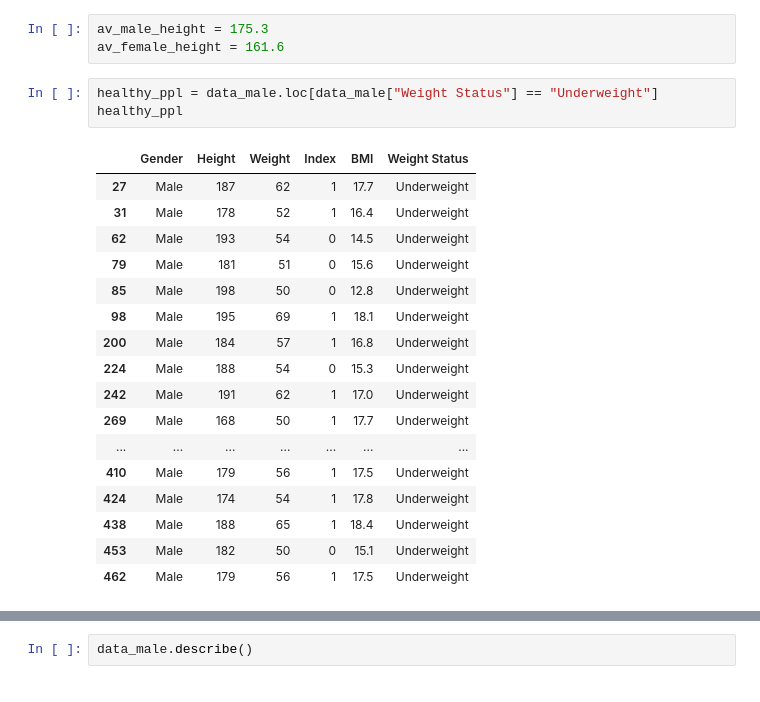
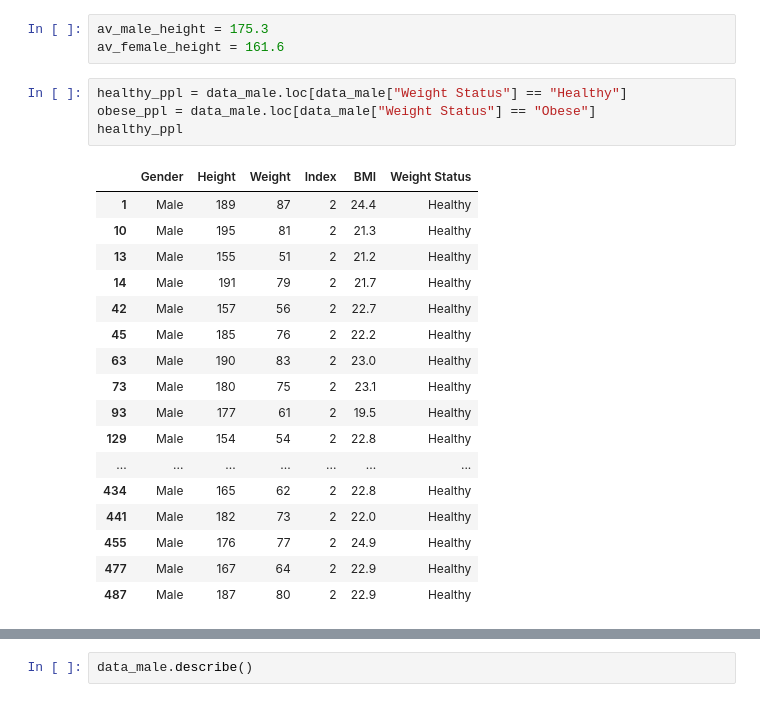
Before and after one commit to Forcystus91/Strive_challenge, a Jupyter notebook: strve_nutrition.ipynb, the cells around one changed output, grey strips where cells are left out. Saved outputs shown, nothing was run; the diff lists cells and outputs as text.

```diff
--- a/strve_nutrition.ipynb
+++ b/strve_nutrition.ipynb
@@ -177,23 +177,24 @@ plt.show()
 av_male_height = 175.3
 av_female_height = 161.6
 # %%
-healthy_ppl = data_male.loc[data_male["Weight Status"] == "Underweight"]
+healthy_ppl = data_male.loc[data_male["Weight Status"] == "Healthy"]
+obese_ppl = data_male.loc[data_male["Weight Status"] == "Obese"]
 healthy_ppl
 # %% [output]
 |  | Gender | Height | Weight | Index | BMI | Weight Status |
-| 27 | Male | 187 | 62 | 1 | 17.7 | Underweight |
-| 31 | Male | 178 | 52 | 1 | 16.4 | Underweight |
-| 62 | Male | 193 | 54 | 0 | 14.5 | Underweight |
-| 79 | Male | 181 | 51 | 0 | 15.6 | Underweight |
-| 85 | Male | 198 | 50 | 0 | 12.8 | Underweight |
-| 98 | Male | 195 | 69 | 1 | 18.1 | Underweight |
-| 200 | Male | 184 | 57 | 1 | 16.8 | Underweight |
-| 224 | Male | 188 | 54 | 0 | 15.3 | Underweight |
-| 242 | Male | 191 | 62 | 1 | 17.0 | Underweight |
-| 269 | Male | 168 | 50 | 1 | 17.7 | Underweight |
+| 1 | Male | 189 | 87 | 2 | 24.4 | Healthy |
+| 10 | Male | 195 | 81 | 2 | 21.3 | Healthy |
+| 13 | Male | 155 | 51 | 2 | 21.2 | Healthy |
+| 14 | Male | 191 | 79 | 2 | 21.7 | Healthy |
+| 42 | Male | 157 | 56 | 2 | 22.7 | Healthy |
+| 45 | Male | 185 | 76 | 2 | 22.2 | Healthy |
+| 63 | Male | 190 | 83 | 2 | 23.0 | Healthy |
+| 73 | Male | 180 | 75 | 2 | 23.1 | Healthy |
+| 93 | Male | 177 | 61 | 2 | 19.5 | Healthy |
+| 129 | Male | 154 | 54 | 2 | 22.8 | Healthy |
 | ... | ... | ... | ... | ... | ... | ... |
-| 410 | Male | 179 | 56 | 1 | 17.5 | Underweight |
-| 424 | Male | 174 | 54 | 1 | 17.8 | Underweight |
-| 438 | Male | 188 | 65 | 1 | 18.4 | Underweight |
-| 453 | Male | 182 | 50 | 0 | 15.1 | Underweight |
-| 462 | Male | 179 | 56 | 1 | 17.5 | Underweight |
+| 434 | Male | 165 | 62 | 2 | 22.8 | Healthy |
+| 441 | Male | 182 | 73 | 2 | 22.0 | Healthy |
+| 455 | Male | 176 | 77 | 2 | 24.9 | Healthy |
+| 477 | Male | 167 | 64 | 2 | 22.9 | Healthy |
+| 487 | Male | 187 | 80 | 2 | 22.9 | Healthy |
```
Also changed, not shown: parts of 9 cells of this notebook.
